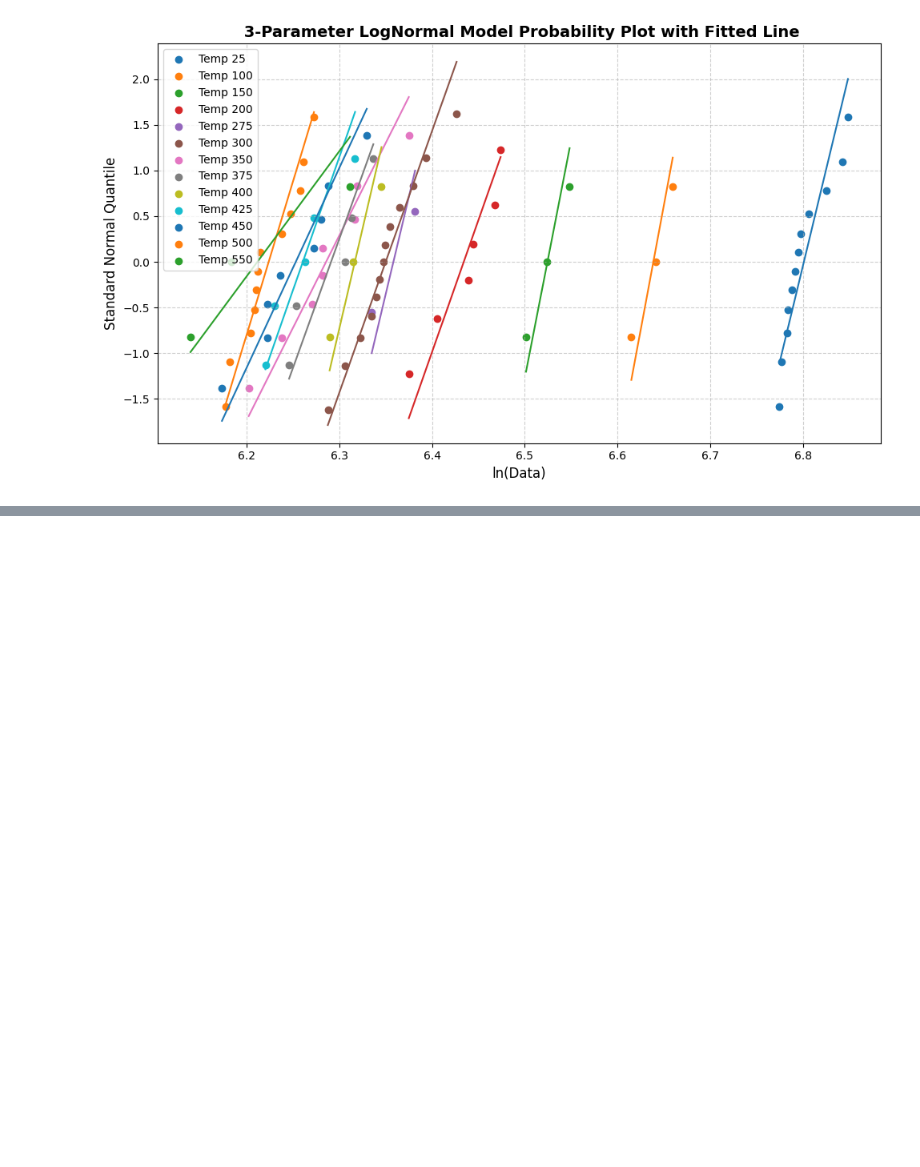
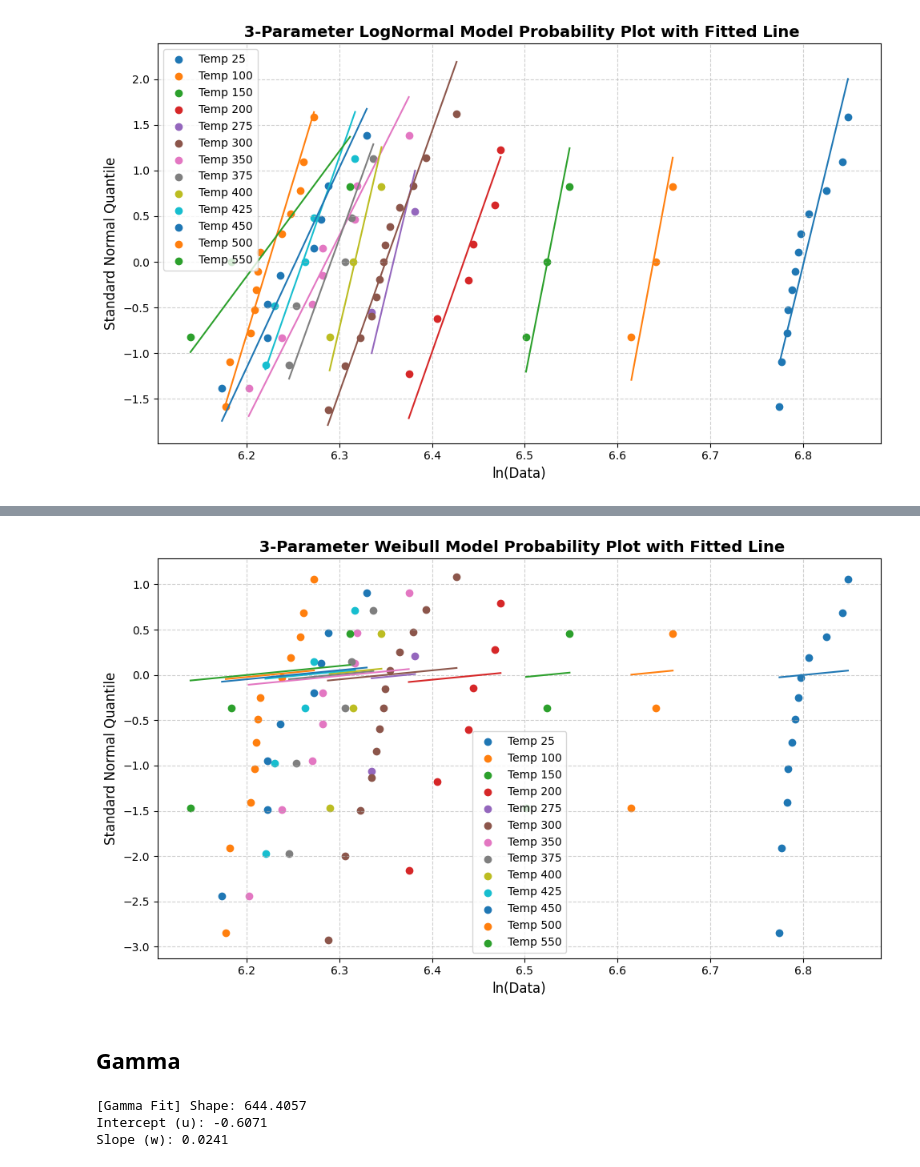
Before and after one commit to Mohit-coder-droid/Probabilistic-model, a Jupyter notebook: exp.ipynb, the cells around one changed output, grey strips where cells are left out. Cells and saved outputs as stored; diff of their text form; code cells hidden in the pictures; blank space fills up the shorter version.

```diff
--- a/exp.ipynb
+++ b/exp.ipynb
@@ -283,0 +424,6 @@ line_fit_plot(lnm)
+# %%
+line_fit_plot(exp)
+# %% [output]
+[figure, added]
+# %% [markdown]
+## Gamma
@@ -283,0 +508,8 @@ line_fit_plot(lnm)
+# %%
+print(f"[Gamma Fit] Shape: {gm.shape:.4f}")
+print(f"Intercept (u): {gm.intercept:.4f}")
+print(f"Slope (w): {gm.slope:.4f}")
+# %% [output]
+[Gamma Fit] Shape: 644.4057
+Intercept (u): -0.6071
+Slope (w): 0.0241
```
Also changed, not shown: parts of 37 cells of this notebook, 3 other files.
